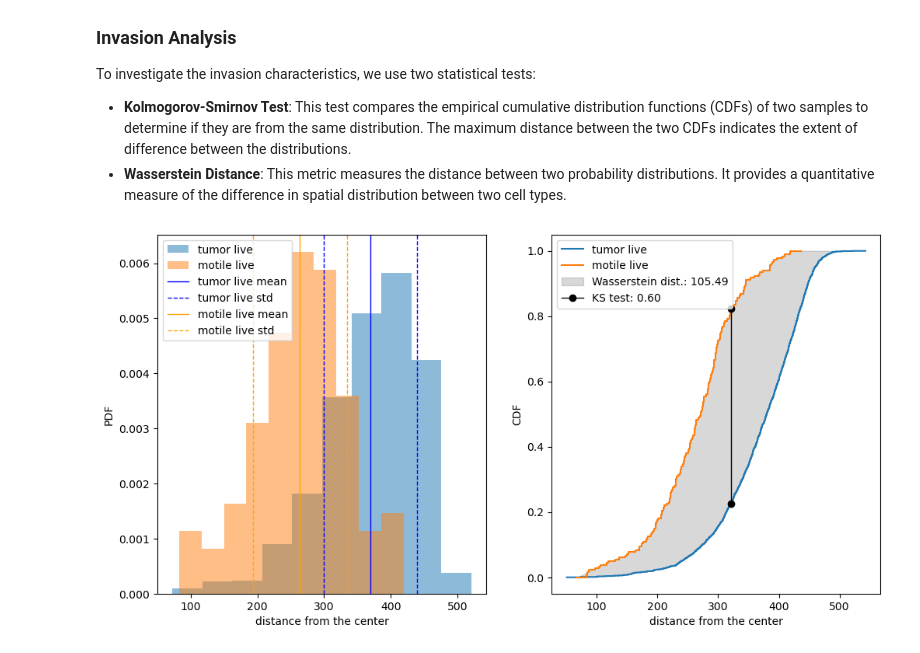
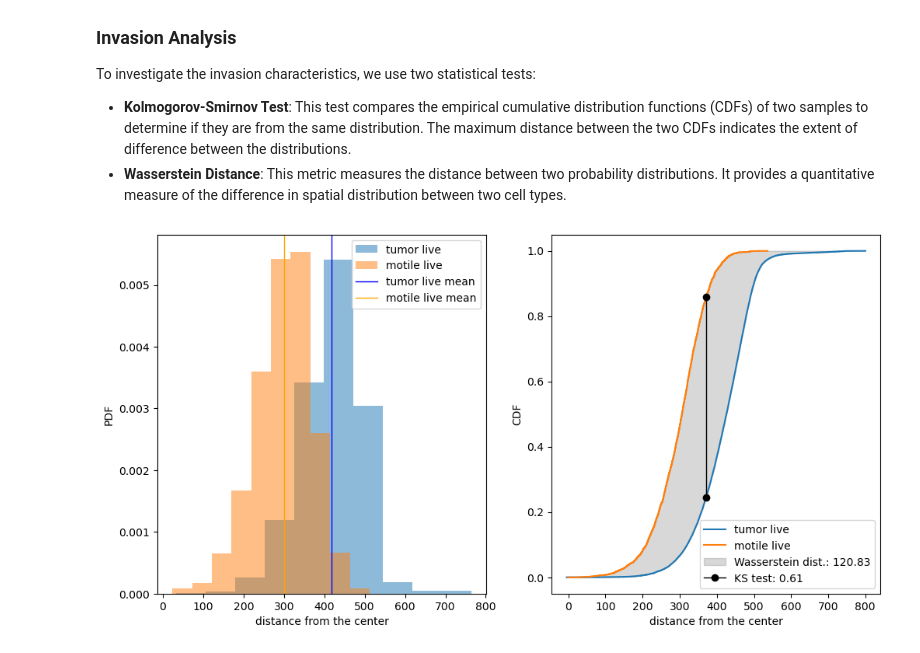
Before and after one commit to PhysiCell-Models/grammar_samples, a Jupyter notebook: Sensitivity_Analysis/Metrics.ipynb, the cells around one changed output. Drawn from its saved outputs; the diff is of its cells as text; code cells hidden in the pictures.

Commit message:
updated plots

```diff
--- a/Sensitivity_Analysis/Metrics.ipynb
+++ b/Sensitivity_Analysis/Metrics.ipynb
@@ -60,3 +1,13 @@ Warning @ pyMCDS._read_xml : physiboss file missing ../outputs/example1_hypoxia/
+# %%
+import pandas as pd
+import numpy as np
+from scipy.stats import ecdf, ks_2samp, wasserstein_distance  # Kolmogorov-Smirnov test
+
+import matplotlib.pyplot as plt
+import seaborn as sns
+
+df_all_ex1 = pd.read_feather('df_complete_ex1.feather')
+df_all_ex3 = pd.read_feather('df_complete_ex3.feather')
 # %% [markdown]
 # Cell population - AUC
 
@@ -98,41 +54,53 @@ To investigate the invasion characteristics, we use two statistical tests:
 - **Kolmogorov-Smirnov Test**: This test compares the empirical cumulative distribution functions (CDFs) of two samples to determine if they are from the same distribution. The maximum distance between the two CDFs indicates the extent of difference between the distributions.
 - **Wasserstein Distance**: This metric measures the distance between two probability distributions. It provides a quantitative measure of the difference in spatial distribution between two cell types.
 # %%
+# Reference sample, mean across all replicates in the last point
+df_ref1_dist = df_all_ex1[ (df_all_ex1['sample'] == 0) & (df_all_ex1['time'] == 7200)][['time', 'replicate', 'dist_tumor_live', 'dist_motile_live']]
+# concatenate the samples
+dist_dics = {}
+concatenate_cols = ['dist_tumor_live', 'dist_motile_live']
+for col in concatenate_cols:
+    dist_dics[col] = np.concatenate(df_ref1_dist[col].to_numpy())
+
+# Store the concatenated columns
+dist_tumor_live = pd.Series(dist_dics['dist_tumor_live'])
+dist_motile_live = pd.Series(dist_dics['dist_motile_live'])
+
 # Define empirical distributions of live cells
 emp_liveTumor_cdf = ecdf(dist_tumor_live)
 emp_liveMotile_cdf = ecdf(dist_motile_live)
 fig, (ax1, ax2) = plt.subplots(1, 2, figsize=(12, 6))
 
 # plot pdf approximations and means
 dist_tumor_live.plot(kind='hist', bins=10, density=True, alpha=0.5, ax=ax1, legend=True, label='tumor live')
 dist_motile_live.plot(kind='hist', bins=10, density=True, alpha=0.5, ax=ax1, legend=True, label='motile live')
 ax1.axvline(dist_tumor_live.mean(), color='blue', linestyle='solid', linewidth=1, label='tumor live mean')
-ax1.axvline(dist_tumor_live.mean()+dist_tumor_live.std(), color='blue', linestyle='dashed', linewidth=1, label='tumor live std')
-ax1.axvline(dist_tumor_live.mean()-dist_tumor_live.std(), color='blue', linestyle='dashed', linewidth=1)
+# ax1.axvline(dist_tumor_live.mean()+dist_tumor_live.std(), color='blue', linestyle='dashed', linewidth=1, label='tumor live std')
+# ax1.axvline(dist_tumor_live.mean()-dist_tumor_live.std(), color='blue', linestyle='dashed', linewidth=1)
 ax1.axvline(dist_motile_live.mean(), color='orange', linestyle='solid', linewidth=1, label='motile live mean')
-ax1.axvline(dist_motile_live.mean()+dist_motile_live.std(), color='orange', linestyle='dashed', linewidth=1, label='motile live std')
-ax1.axvline(dist_motile_live.mean()-dist_motile_live.std(), color='orange', linestyle='dashed', linewidth=1)
+# ax1.axvline(dist_motile_live.mean()+dist_motile_live.std(), color='orange', linestyle='dashed', linewidth=1, label='motile live std')
+# ax1.axvline(dist_motile_live.mean()-dist_motile_live.std(), color='orange', linestyle='dashed', linewidth=1)
 ax1_set = ax1.set(xlabel='distance from the center', ylabel='PDF')
 ax1.legend()
 
 # plot empirical cdf
 emp_liveTumor_cdf.cdf.plot(ax=ax2, label='tumor live')
 emp_liveMotile_cdf.cdf.plot(ax=ax2, label='motile live')
 # plot the area between CDFs - Wasserstein distance
 # interpolate emp_liveMotile_cdf to match the length of emp_liveTumor_cdf
 interp_probabilities = np.interp(emp_liveTumor_cdf.cdf.quantiles, emp_liveMotile_cdf.cdf.quantiles, emp_liveMotile_cdf.cdf.probabilities)
 wassersteinDistance = wasserstein_distance(emp_liveTumor_cdf.cdf.quantiles, emp_liveMotile_cdf.cdf.quantiles, emp_liveTumor_cdf.cdf.probabilities, emp_liveMotile_cdf.cdf.probabilities)
 ax2.fill_between(emp_liveTumor_cdf.cdf.quantiles, emp_liveTumor_cdf.cdf.probabilities, interp_probabilities, alpha=0.3, interpolate=True,color='gray', label=f'Wasserstein dist.: {wassersteinDistance:.2f}')
 # plot the maximum distance between the two CDFs - Kolmogorov-sminorf test
 max_distance = np.max(np.abs(emp_liveTumor_cdf.cdf.probabilities - interp_probabilities))
 max_distance_index = np.argmax(np.abs(emp_liveTumor_cdf.cdf.probabilities - interp_probabilities))
 ax2.plot([emp_liveTumor_cdf.cdf.quantiles[max_distance_index]]*2,
          [emp_liveTumor_cdf.cdf.probabilities[max_distance_index], interp_probabilities[max_distance_index]],
          color='black', linestyle='-', linewidth=1,marker='o', label=f'KS test: {max_distance:.2f}')
 
 ax2_set = ax2.set(xlabel='distance from the center', ylabel='CDF')
 ax2.legend()
 
 plt.show()
 # %% [output]
-[figure, old version]
+[figure, new version]
```
Also changed, not shown: parts of 8 cells of this notebook, 8 other files.
